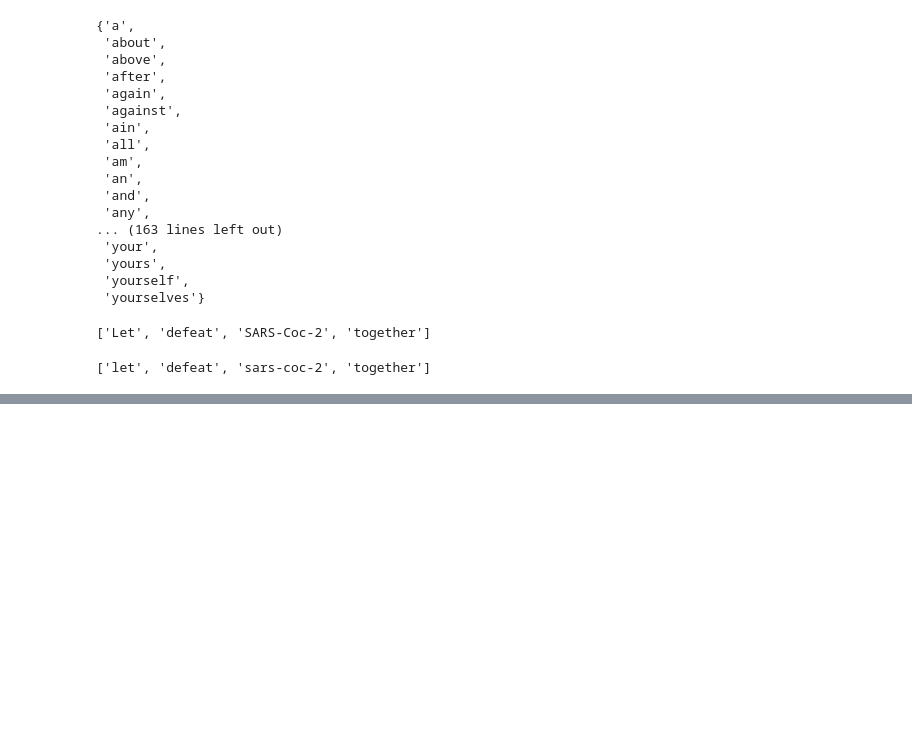
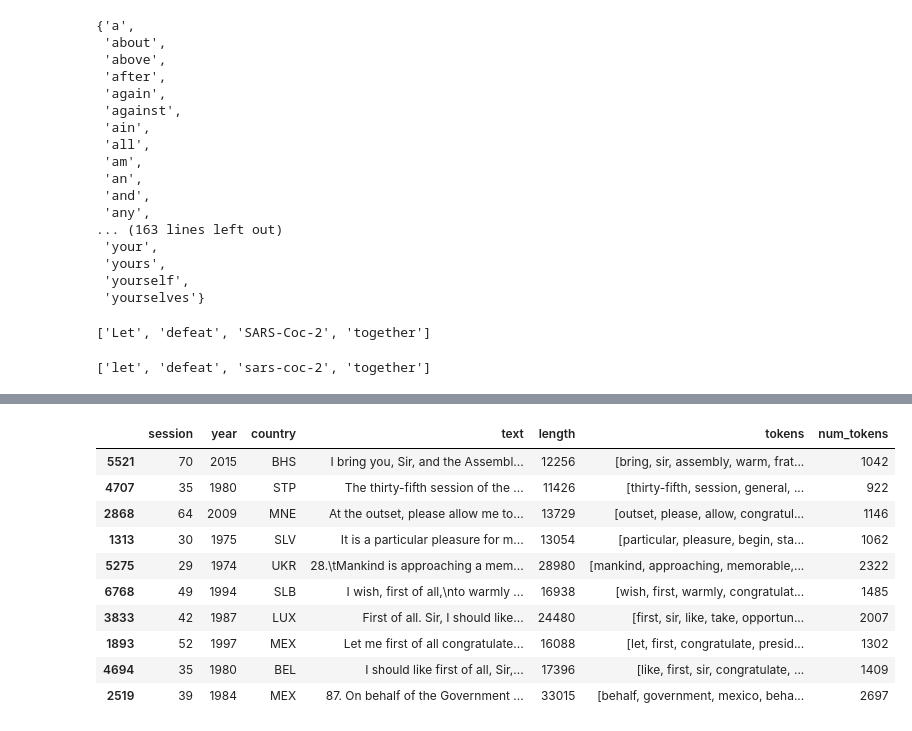
Before and after one commit to SamapanThongmee/CPE393_Text_Analytics, a Jupyter notebook: Lecture_2_Text_Visualization.ipynb, the cells around one changed output, grey strips where cells are left out. Saved outputs shown, nothing was run; the diff lists cells and outputs as text; code cells hidden in the pictures; blank space fills up the shorter version.

```diff
--- a/Lecture_2_Text_Visualization.ipynb
+++ b/Lecture_2_Text_Visualization.ipynb
@@ -193,3 +193,13 @@ def prepare(text, pipeline):
 prepare(text, pipeline)
 # %% [output]
 ['let', 'defeat', 'sars-coc-2', 'together']
+# %%
+# Apply pipeline
+
+# Series: map
+# Series: map
+# DaraFrame: applymap
+# DataFrame: applymap
+
+df['tokens'] = df['text'].apply(prepare, pipeline=pipeline)
+df.sample(10)
@@ -195,0 +218,16 @@ prepare(text, pipeline)
+# %%
+# Counting number of tokens (words)
+df['num_tokens'] = df['tokens'].map(len)
+df.sample(10)
+# %% [output]
+|  | session | year | country | text | length | tokens | num_tokens |
+| 5521 | 70 | 2015 | BHS | I bring you, Sir, and the Assembl... | 12256 | [bring, sir, assembly, warm, frat... | 1042 |
+| 4707 | 35 | 1980 | STP | ﻿The thirty-fifth session of the ... | 11426 | [thirty-fifth, session, general, ... | 922 |
+| 2868 | 64 | 2009 | MNE | At the outset, please allow me to... | 13729 | [outset, please, allow, congratul... | 1146 |
+| 1313 | 30 | 1975 | SLV | It is a particular pleasure for m... | 13054 | [particular, pleasure, begin, sta... | 1062 |
+| 5275 | 29 | 1974 | UKR | 28.\tMankind is approaching a mem... | 28980 | [mankind, approaching, memorable,... | 2322 |
+| 6768 | 49 | 1994 | SLB | I wish, first of all,\nto warmly ... | 16938 | [wish, first, warmly, congratulat... | 1485 |
+| 3833 | 42 | 1987 | LUX | ﻿First of all. Sir, I should like... | 24480 | [first, sir, like, take, opportun... | 2007 |
+| 1893 | 52 | 1997 | MEX | ﻿Let me first of all congratulate... | 16088 | [let, first, congratulate, presid... | 1302 |
+| 4694 | 35 | 1980 | BEL | ﻿I should like first of all, Sir,... | 17396 | [like, first, sir, congratulate, ... | 1409 |
+| 2519 | 39 | 1984 | MEX | ﻿87. On behalf of the Government ... | 33015 | [behalf, government, mexico, beha... | 2697 |
```
Also changed, not shown: parts of 2 cells of this notebook.
